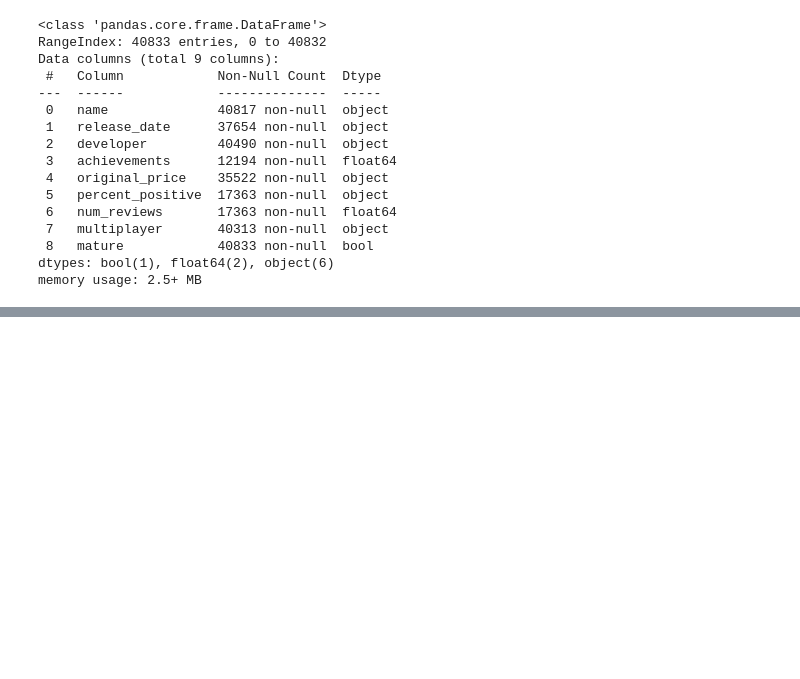
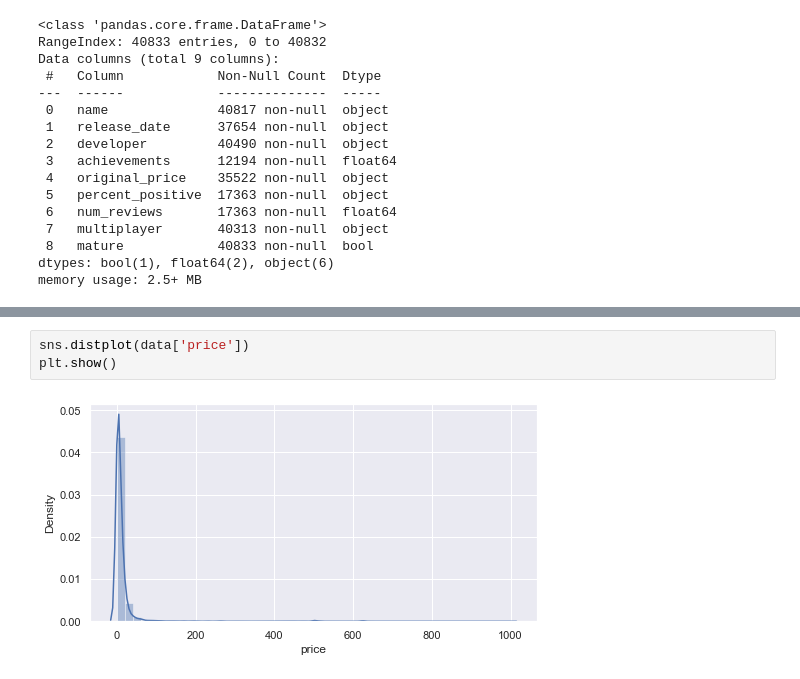
Before and after one commit to luiveldel/Videogames-Clustering, a Jupyter notebook: notebook.ipynb, the cells around one changed output, grey strips where cells are left out. Drawn from its saved outputs; the diff is of its cells as text; blank space fills up the shorter version.

```diff
--- a/notebook.ipynb
+++ b/notebook.ipynb
@@ -627,0 +269,5 @@ plt.show()
+# %%
+sns.distplot(data['price'])
+plt.show()
+# %% [output]
+[figure, added]
```
Also changed, not shown: parts of 138 cells of this notebook.
